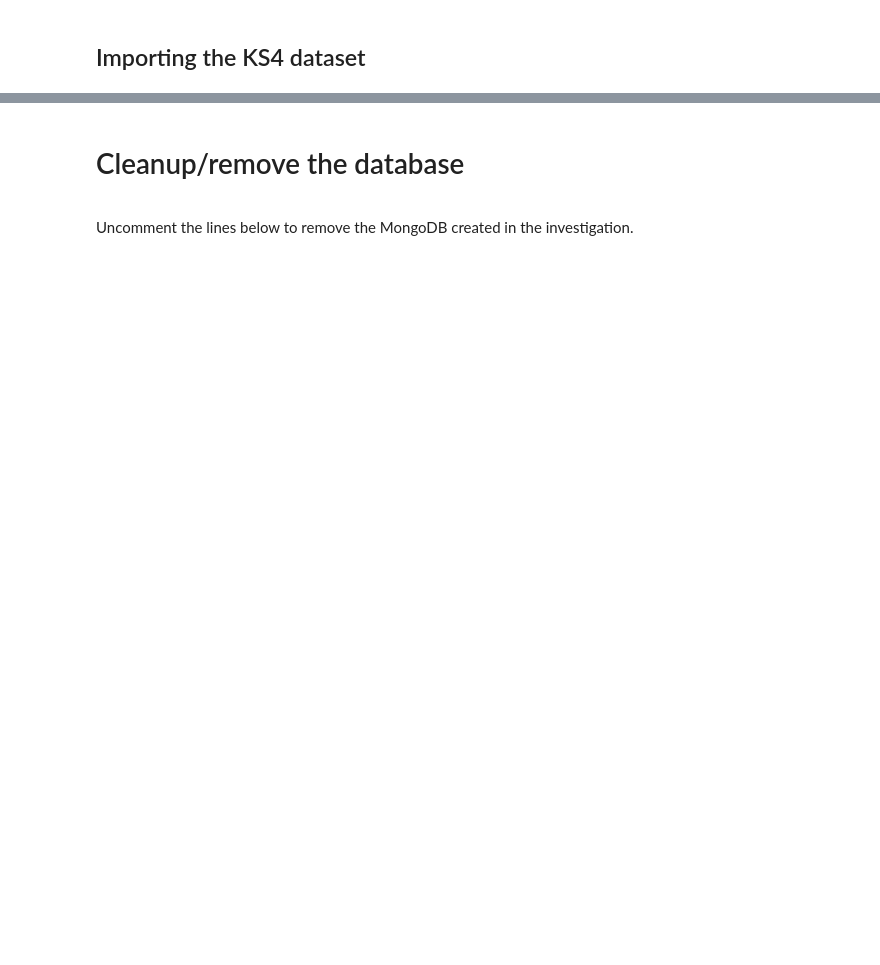
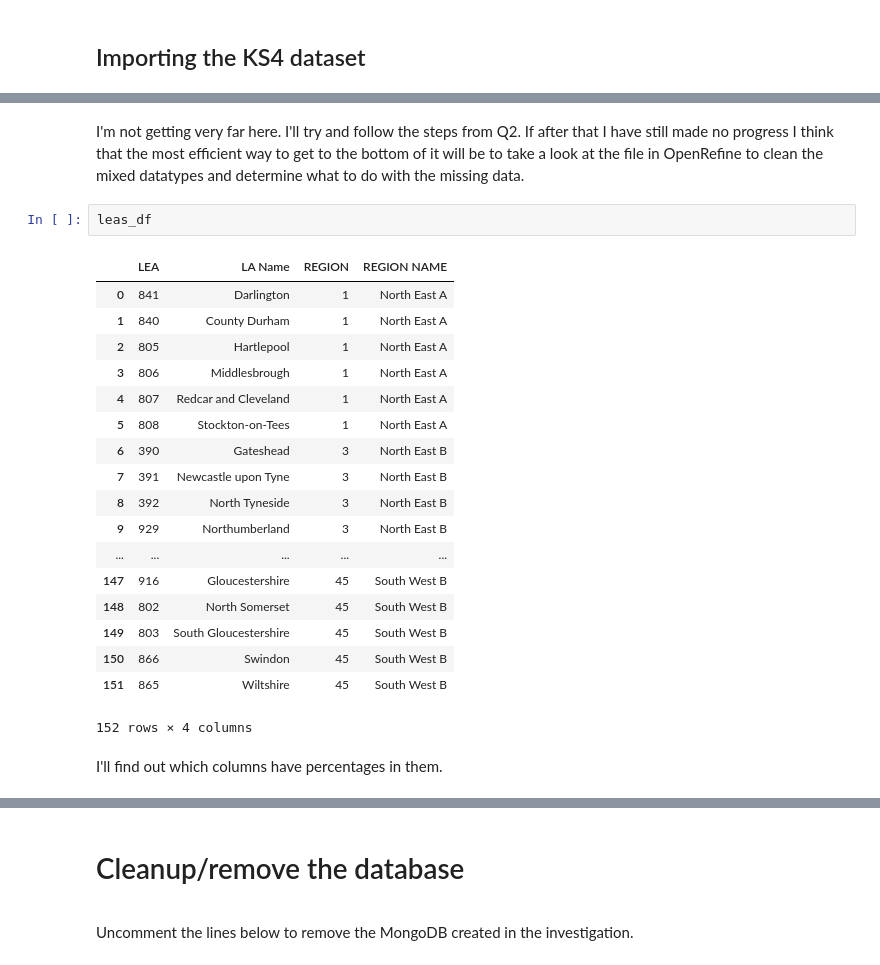
Before and after one commit to snowkuma/tm351-notebooks, a Jupyter notebook: __dcs283_EMA_2017J/_EMA_2017J/ema_project_notebook.ipynb, the cells around one changed output, grey strips where cells are left out. Cells and saved outputs as stored; diff of their text form; blank space fills up the shorter version.

```diff
--- a/__dcs283_EMA_2017J/_EMA_2017J/ema_project_notebook.ipynb
+++ b/__dcs283_EMA_2017J/_EMA_2017J/ema_project_notebook.ipynb
@@ -654,0 +787,25 @@ Great that is all the meta data handled, and we can now go about importing the K
+# %% [markdown]
+I'm not getting very far here.  I'll try and follow the steps from Q2. If after that I have still made no progress I think that the most efficient way to get to the bottom of it will be to take a look at the file in OpenRefine to clean the mixed datatypes and determine what to do with the missing data.
+# %%
+leas_df
+# %% [output]
+|  | LEA | LA Name | REGION | REGION NAME |
+| 0 | 841 | Darlington | 1 | North East A |
+| 1 | 840 | County Durham | 1 | North East A |
+| 2 | 805 | Hartlepool | 1 | North East A |
+| 3 | 806 | Middlesbrough | 1 | North East A |
+| 4 | 807 | Redcar and Cleveland | 1 | North East A |
+| 5 | 808 | Stockton-on-Tees | 1 | North East A |
+| 6 | 390 | Gateshead | 3 | North East B |
+| 7 | 391 | Newcastle upon Tyne | 3 | North East B |
+| 8 | 392 | North Tyneside | 3 | North East B |
+| 9 | 929 | Northumberland | 3 | North East B |
+| ... | ... | ... | ... | ... |
+| 147 | 916 | Gloucestershire | 45 | South West B |
+| 148 | 802 | North Somerset | 45 | South West B |
+| 149 | 803 | South Gloucestershire | 45 | South West B |
+| 150 | 866 | Swindon | 45 | South West B |
+| 151 | 865 | Wiltshire | 45 | South West B |
+152 rows × 4 columns
+# %% [markdown]
+I'll find out which columns have percentages in them.
```
Also changed, not shown: parts of 66 cells of this notebook, 1 other file.
